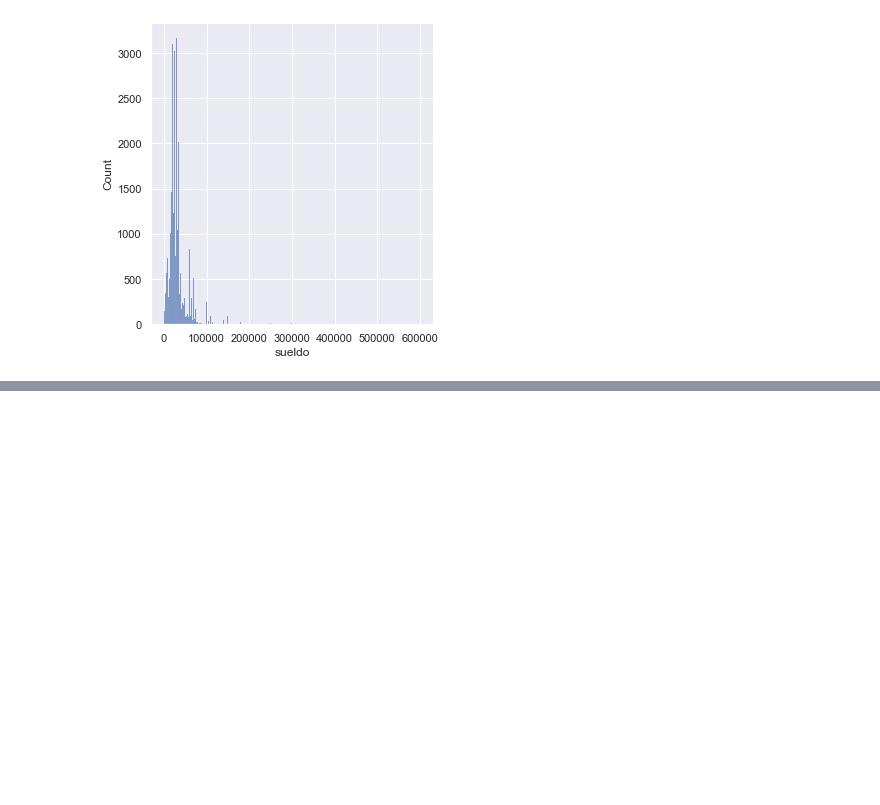
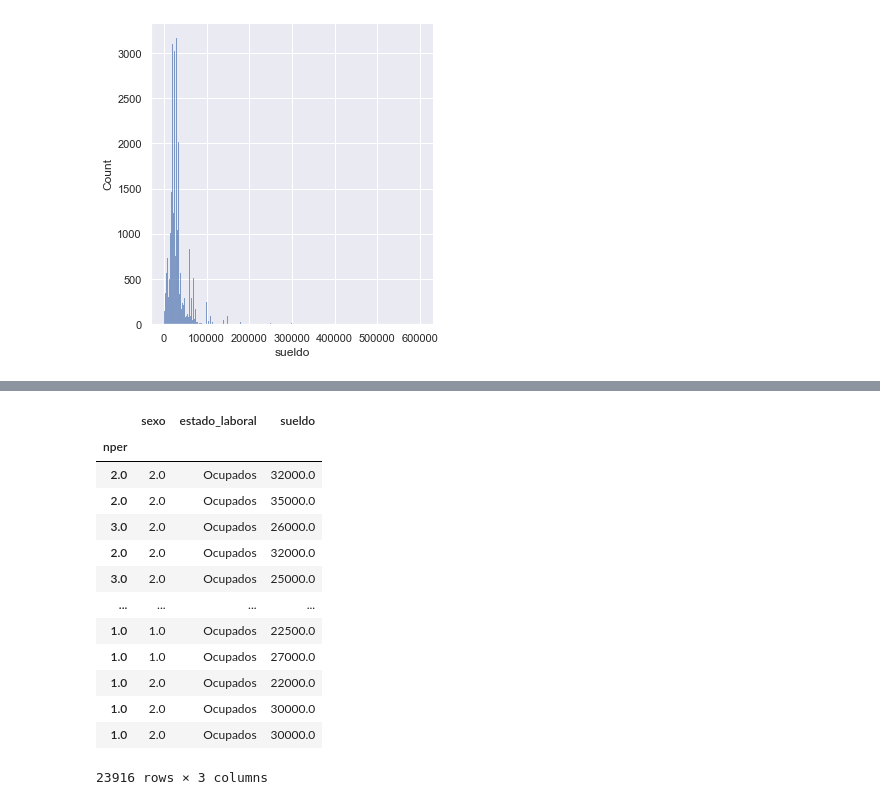
Before and after one commit to anicolon/coder_proyecto, a Jupyter notebook: hyp_2020/idea_nicolon.ipynb, the cells around one changed output, grey strips where cells are left out. Saved outputs shown, nothing was run; the diff lists cells and outputs as text; code cells hidden in the pictures; blank space fills up the shorter version.

```diff
--- a/hyp_2020/idea_nicolon.ipynb
+++ b/hyp_2020/idea_nicolon.ipynb
@@ -80,0 +104,22 @@ sns.boxplot(data=df[df['sexo'] == 2], y='sueldo')
+# %%
+mask_quantil_25 = df['sueldo'] >= df['sueldo'].quantile(0.25)
+mask_quantil_75 = df['sueldo'] <= df['sueldo'].quantile(0.75)
+
+df_no_outliers = df[mask_quantil_25 & mask_quantil_75]
+
+df_no_outliers
+# %% [output]
+|  | sexo | estado_laboral | sueldo |
+| nper |  |  |  |
+| 2.0 | 2.0 | Ocupados | 32000.0 |
+| 2.0 | 2.0 | Ocupados | 35000.0 |
+| 3.0 | 2.0 | Ocupados | 26000.0 |
+| 2.0 | 2.0 | Ocupados | 32000.0 |
+| 3.0 | 2.0 | Ocupados | 25000.0 |
+| ... | ... | ... | ... |
+| 1.0 | 1.0 | Ocupados | 22500.0 |
+| 1.0 | 1.0 | Ocupados | 27000.0 |
+| 1.0 | 2.0 | Ocupados | 22000.0 |
+| 1.0 | 2.0 | Ocupados | 30000.0 |
+| 1.0 | 2.0 | Ocupados | 30000.0 |
+23916 rows × 3 columns
```
Also changed, not shown: parts of 6 cells of this notebook.
